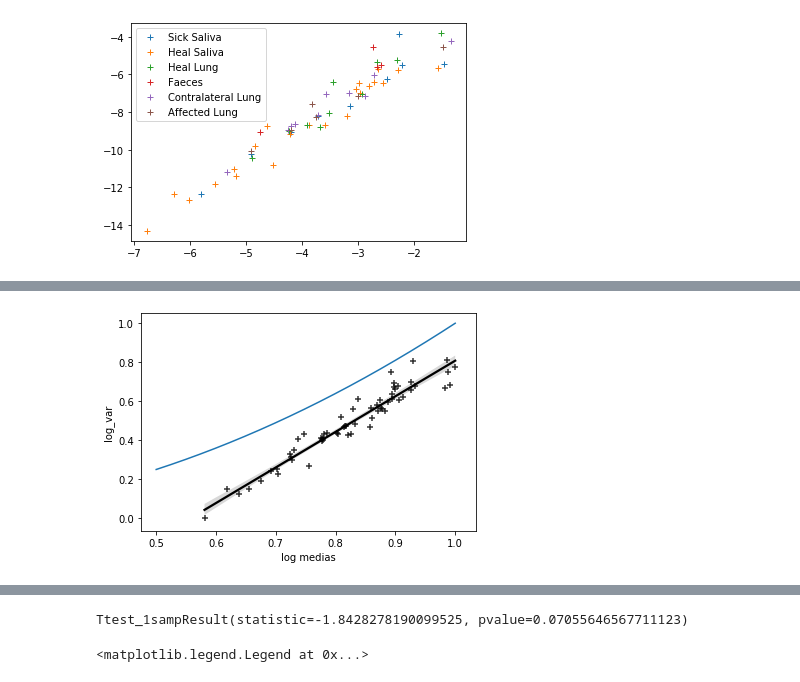
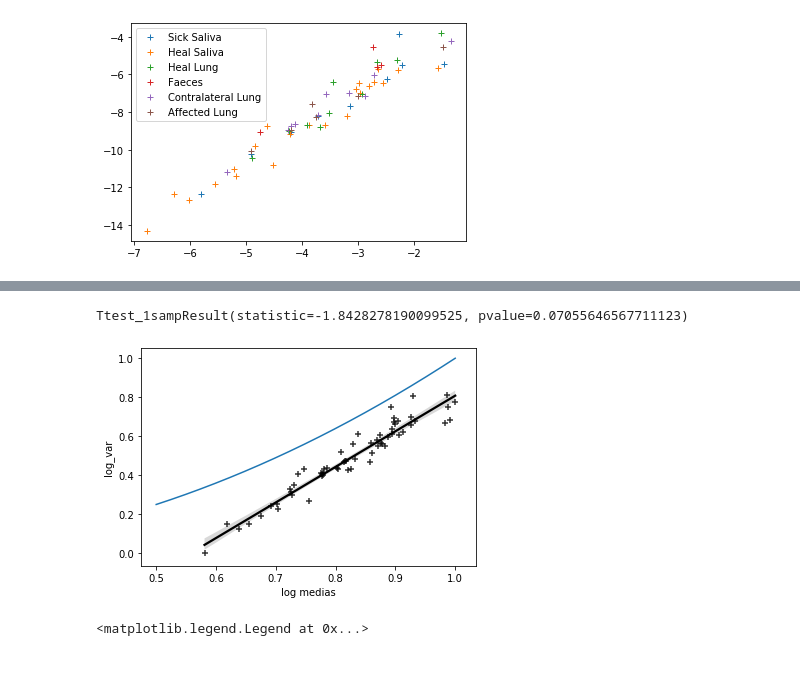
Before and after one commit to JuanmaPastor/TFG_Alex, a Jupyter notebook: Log_mean_var/Log_mean_var.ipynb, the cells around one changed output, grey strips where cells are left out. Saved outputs shown, nothing was run; the diff lists cells and outputs as text; code cells hidden in the pictures.

```diff
--- a/Log_mean_var/Log_mean_var.ipynb
+++ b/Log_mean_var/Log_mean_var.ipynb
@@ -185,6 +185,20 @@ log_var_F = log_var_F.tolist()
 log_var_HL = log_var_HL.tolist()
 log_var_HS = log_var_HS.tolist()
 log_var_SS = log_var_SS.tolist()
+
+media_AL = media_AL.tolist()
+media_CL = media_CL.tolist()
+media_F = media_F.tolist()
+media_HL = media_HL.tolist()
+media_HS = media_HS.tolist()
+media_SS = media_SS.tolist()
+
+var_AL = var_AL.tolist()
+var_CL = var_CL.tolist()
+var_F = var_F.tolist()
+var_HL = var_HL.tolist()
+var_HS = var_HS.tolist()
+var_SS = var_SS.tolist()
 # %%
 #PLOT SEABORN Y ECUACIÓN DE LA RECTA
 
@@ -269,9 +284,18 @@ else:
 xnorm = (x_array - mini)/(maxi- mini)
 ynorm = (y_array - mini)/(maxi- mini)
 
+
+
+M = media_AL + media_CL + media_F + media_HL + media_HS + media_SS
+V = var_AL + var_CL + var_F + var_HL + var_HS + var_SS
+
+
+
 #Una vez normalizados la media y la varianza se hace el plot añadiendo la recta x^2 en azul
 
 fake2 = pd.DataFrame({'medias': xnorm, 'varianzas': ynorm})
+
+
 ax = sns.regplot(x = 'medias', y = 'varianzas',
               data = fake2,
               color = 'black', scatter=True, fit_reg=True,  marker = "+", robust = True)
@@ -280,8 +304,11 @@ ax.set(xlabel='log medias', ylabel='log_var')
 x = np.linspace(0.5, 1, 1000)
 y = x**2
 plt.plot(x,y,label='fit')
-plt.show()
+plt.xscale('linear')
+plt.yscale('linear')
 
+#plt.show()
+plt.savefig("foo.pdf")
 #Calculo de la ecuación
 
 x=xnorm.reshape(-1,1)
@@ -304,7 +331,6 @@ print(res.summary())
 
 sms.linear_harvey_collier(res)  #El primero es el t-value y el segundo el p-value (la hipótesis nula es que es linear)
 # %% [output]
-[figure]
 coefficient of determination: 0.927873098700116
 intercept: [-1.00755996]
 slope: [[1.81588616]]
@@ -319,10 +345,11 @@ Time:                        19:17:58   Log-Likelihood:                 97.965
 No. Observations:                  61   AIC:                            -191.9
 ... (13 lines left out)
 ==============================================================================
 
 Warnings:
 [1] Standard Errors assume that the covariance matrix of the errors is correctly specified.
 Ttest_1sampResult(statistic=-1.8428278190099525, pvalue=0.07055646567711123)
+[figure]
 # %%
 #PLOT MATPLOTLIB NORMALIZADO
 #Con los datos normalizados anteriormente hago un plot con matplotlib
```
Also changed, not shown: parts of 13 cells of this notebook, 6 other files.
